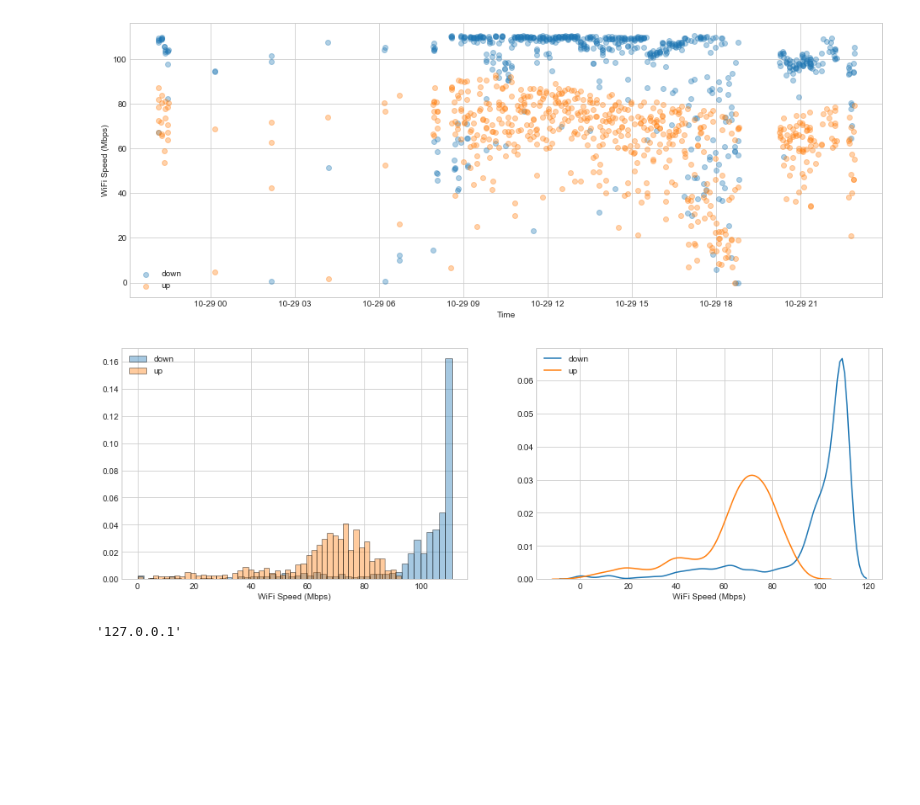
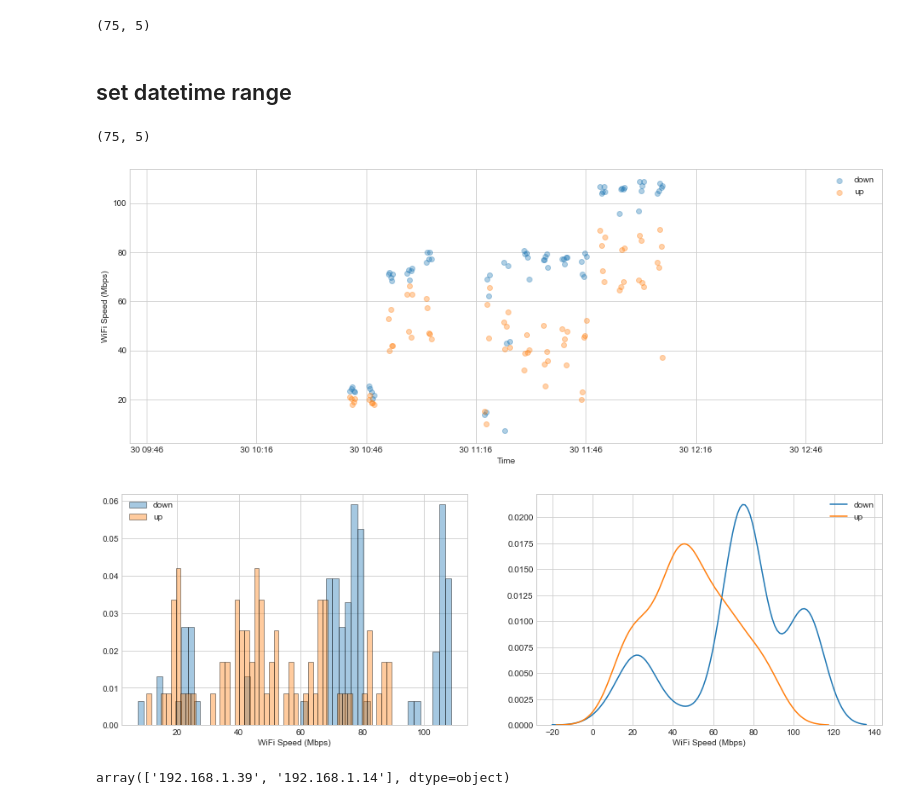
Before and after one commit to areichel90/network_analysis, a Jupyter notebook: Untitled.ipynb, the cells around one changed output. Saved outputs shown, nothing was run; the diff lists cells and outputs as text; code cells hidden in the pictures; blank space fills up the shorter version.

```diff
--- a/Untitled.ipynb
+++ b/Untitled.ipynb
@@ -11,31 +10,45 @@ df['test_time']=df['index'].apply(lambda x: datetime.datetime.strptime(x, '%Y%m%
+# %%
+df.shape
+# %% [output]
+(75, 5)
+# %% [markdown]
+## set datetime range
+# %%
+dt_start = datetime.datetime.strptime('20211030_7:00:00', "%Y%m%d_%H:%M:%S")
+dt_end = datetime.datetime.strptime('20211031_8:00:00', "%Y%m%d_%H:%M:%S")
+
+df = df[(df.test_time>dt_start)&(df.test_time<dt_end)]
+
+df.shape
+# %% [output]
+(75, 5)
 # %%
 plt.style.use('seaborn-whitegrid')
 
 fig = plt.figure(figsize=(16,6))
 ax = fig.add_subplot(111)
 for i in df[['down','up']]:
     ax.scatter(x=df.test_time.values, y=df[i], alpha=0.35, label=i)
 
 ax.set_xlim(df.test_time.min() - datetime.timedelta(hours=1),
             df.test_time.max() + datetime.timedelta(hours=1))
 ax.set_xlabel('Time')
 ax.set_ylabel('WiFi Speed (Mbps)')
 ax.legend()
 
 fig = plt.figure(figsize=(16,5))
 ax2 = fig.add_subplot(121)
 ax3 = fig.add_subplot(122)
 for i in df[['down','up']]:
-    ax2.hist(df[i].dropna(), bins=50, edgecolor='black', alpha=0.4,density=True)
-    sns.kdeplot(df[i].dropna())
+    ax2.hist(df[i].fillna(0), bins=50, edgecolor='black', alpha=0.4,density=True)
+    sns.kdeplot(df[i].fillna(0))
 ax2.set_xlabel('WiFi Speed (Mbps)')
 ax2.legend()
 ax3.set_xlabel('WiFi Speed (Mbps)');
 # %% [output]
-[figure, old version]
+[figure, new version]
-[figure, old version]
+[figure, new version]
-# %%
-import socket
-socket.gethostbyname(socket.gethostname())
-# %% [output]
-'127.0.0.1'
+# %%
+df.device_ip.unique()
+# %% [output]
+array(['192.168.1.39', '192.168.1.14'], dtype=object)
```
Also changed, not shown: parts of 1 cell of this notebook, 1 other file.
